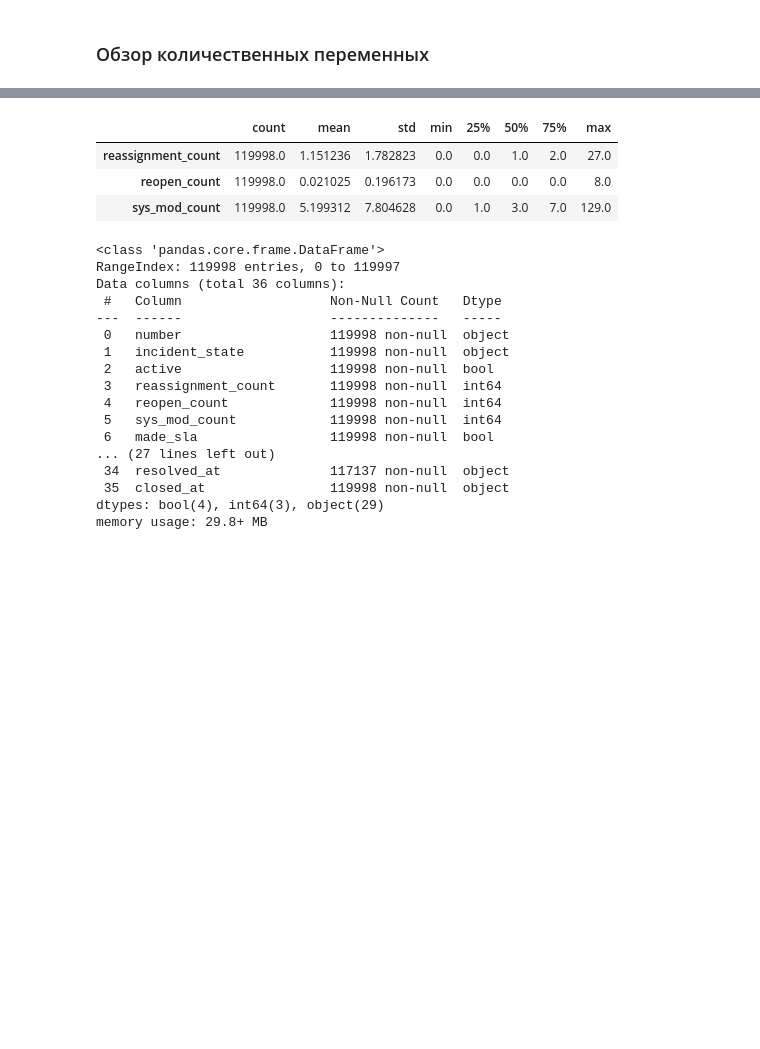
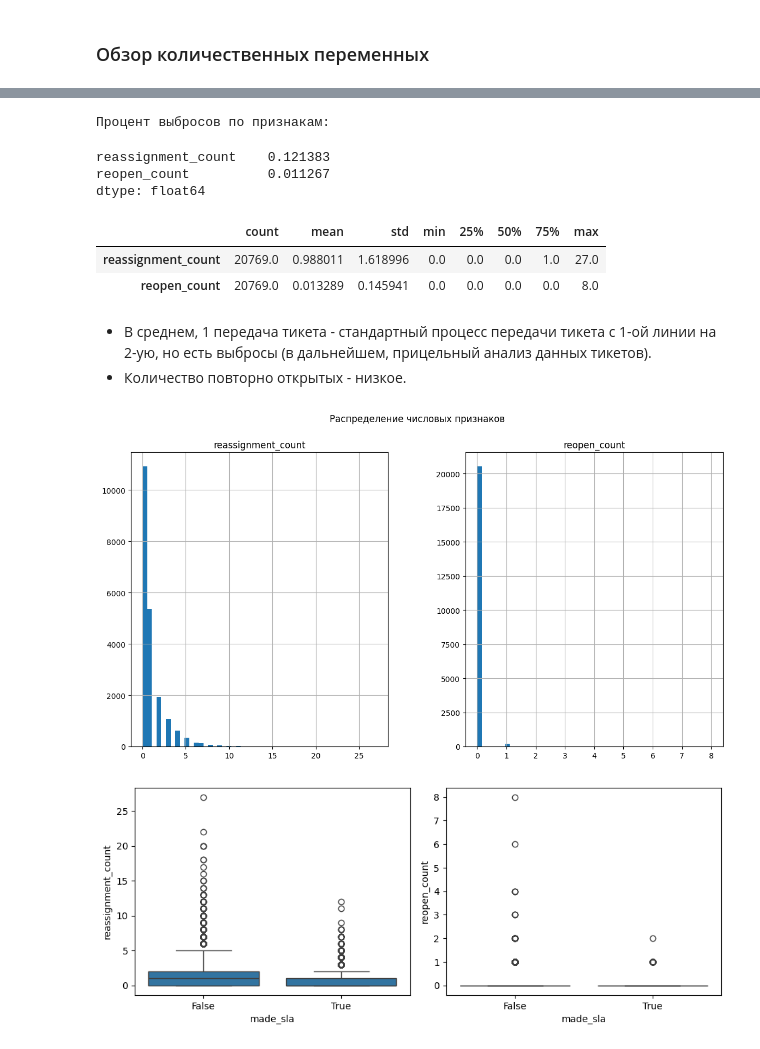
Before and after one commit to AlexxRus/telecom-incident-analytics, a Jupyter notebook: incident_sla_analysis.ipynb, the cells around one changed output, grey strips where cells are left out. Saved outputs shown, nothing was run; the diff lists cells and outputs as text; code cells hidden in the pictures; blank space fills up the shorter version.

```diff
--- a/incident_sla_analysis.ipynb
+++ b/incident_sla_analysis.ipynb
@@ -190,27 +219,46 @@ df_num_features.head()
+# %%
+# Поиск выбросов с помощью IQR
+
+Q1 = df_num_features.quantile(0.25)
+Q3 = df_num_features.quantile(0.75)
+IQR = Q3 - Q1
+
+# Создаём DataFrame с флагами выбросов (True/False)
+outlier_flags = ((df_num_features < (Q1 - 1.5 * IQR)) |
+                       (df_num_features > (Q3 + 1.5 * IQR)))
+
+# Пример: вывести % выбросов по колонкам
+outlier_percent = outlier_flags.mean().sort_values(ascending=False)
+print("Процент выбросов по признакам:")
+outlier_percent
+# %% [output]
+Процент выбросов по признакам:
+reassignment_count    0.121383
+reopen_count          0.011267
+dtype: float64
 # %%
-df.describe().T
+df_num_features.describe().T
 # %% [output]
 |  | count | mean | std | min | 25% | 50% | 75% | max |
-| reassignment_count | 119998.0 | 1.151236 | 1.782823 | 0.0 | 0.0 | 1.0 | 2.0 | 27.0 |
-| reopen_count | 119998.0 | 0.021025 | 0.196173 | 0.0 | 0.0 | 0.0 | 0.0 | 8.0 |
-| sys_mod_count | 119998.0 | 5.199312 | 7.804628 | 0.0 | 1.0 | 3.0 | 7.0 | 129.0 |
+| reassignment_count | 20769.0 | 0.988011 | 1.618996 | 0.0 | 0.0 | 0.0 | 1.0 | 27.0 |
+| reopen_count | 20769.0 | 0.013289 | 0.145941 | 0.0 | 0.0 | 0.0 | 0.0 | 8.0 |
-# %%
-df.info()
-# %% [output]
-<class 'pandas.core.frame.DataFrame'>
-RangeIndex: 119998 entries, 0 to 119997
-Data columns (total 36 columns):
- #   Column                   Non-Null Count   Dtype
----  ------                   --------------   -----
- 0   number                   119998 non-null  object
- 1   incident_state           119998 non-null  object
- 2   active                   119998 non-null  bool
- 3   reassignment_count       119998 non-null  int64
- 4   reopen_count             119998 non-null  int64
- 5   sys_mod_count            119998 non-null  int64
- 6   made_sla                 119998 non-null  bool
-... (27 lines left out)
- 34  resolved_at              117137 non-null  object
- 35  closed_at                119998 non-null  object
-dtypes: bool(4), int64(3), object(29)
-memory usage: 29.8+ MB
+# %% [markdown]
+- В среднем, 1 передача тикета - стандартный процесс передачи тикета с 1-ой линии на 2-ую, но есть выбросы (в дальнейшем, прицельный анализ данных тикетов).
+- Количество повторно открытых - низкое.
+# %%
+# Гистограммы числовых признаков
+
+df_num_features[num_cols].hist(bins=50, figsize=(14, 7))
+plt.suptitle('Распределение числовых признаков')
+plt.show()
+
+# Боксплоты числовых признаков по целевой переменной
+plt.figure(figsize=(14, 7))
+for i, col in enumerate(num_cols, 1):
+    plt.subplot(2, 3, i)
+    sns.boxplot(data=df_filtered, x='made_sla', y=col)
+plt.tight_layout()
+plt.show()
+# %% [output]
+[figure, added]
+[figure, added]
```
Also changed, not shown: parts of 54 cells of this notebook, 3 other files.
